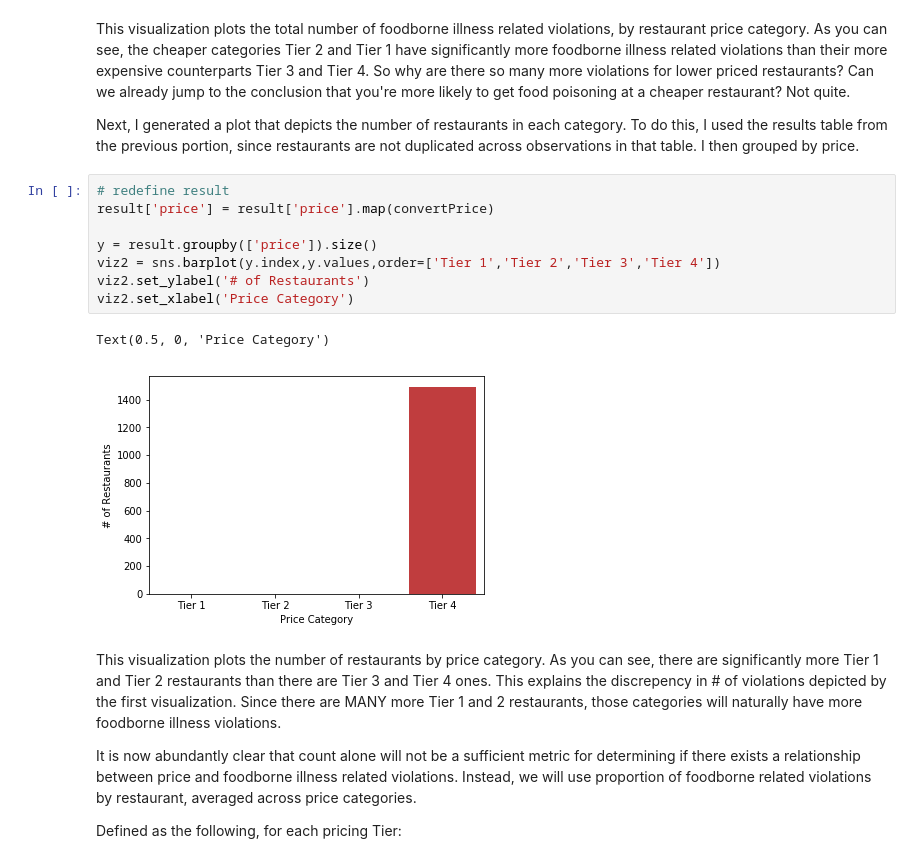
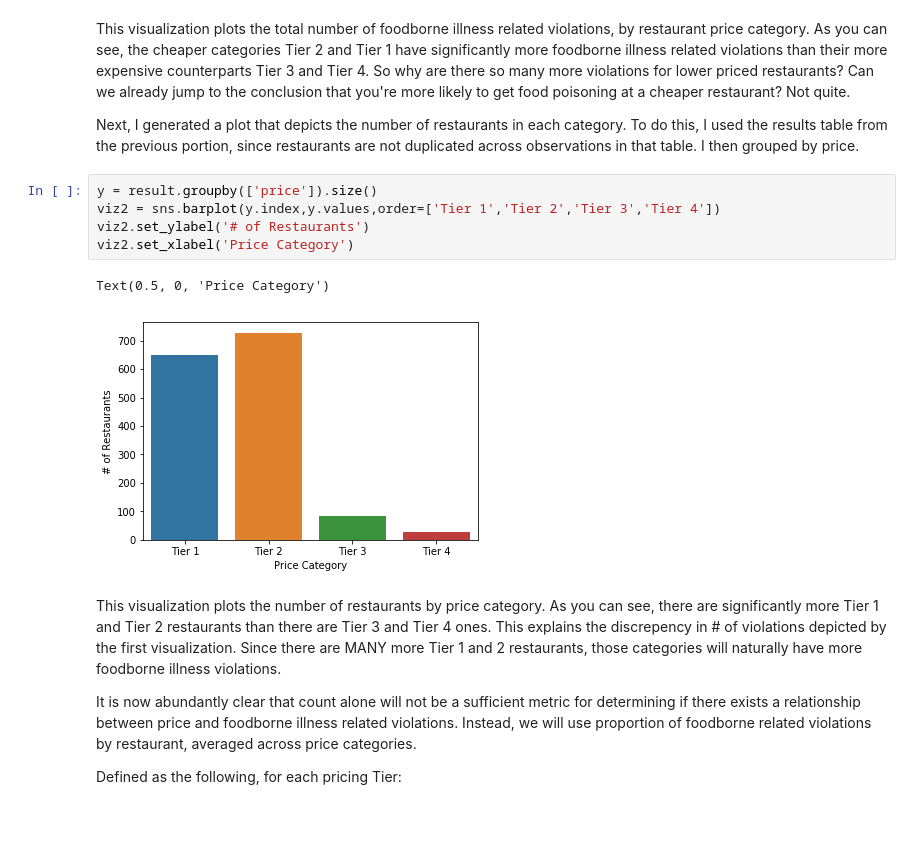
Before and after one commit to COGS108/individual_sp20, a Jupyter notebook: final_project/FinalProject_A14541910.ipynb, the cells around one changed output. Drawn from its saved outputs; the diff is of its cells as text; blank space fills up the shorter version.

Commit message:
squashed last bug on visualization

```diff
--- a/final_project/FinalProject_A14541910.ipynb
+++ b/final_project/FinalProject_A14541910.ipynb
@@ -355,16 +355,13 @@ This visualization plots the total number of foodborne illness related violation
 
 Next, I generated a plot that depicts the number of restaurants in each category. To do this, I used the results table from the previous portion, since restaurants are not duplicated across observations in that table. I then grouped by price.
 # %%
-# redefine result
-result['price'] = result['price'].map(convertPrice)
-
 y = result.groupby(['price']).size()
 viz2 = sns.barplot(y.index,y.values,order=['Tier 1','Tier 2','Tier 3','Tier 4'])
 viz2.set_ylabel('# of Restaurants')
 viz2.set_xlabel('Price Category')
 # %% [output]
 Text(0.5, 0, 'Price Category')
-[figure, old version]
+[figure, new version]
 # %% [markdown]
 This visualization plots the number of restaurants by price category. As you can see, there are significantly more Tier 1 and Tier 2 restaurants than there are Tier 3 and Tier 4 ones. This explains the discrepency in # of violations depicted by the first visualization. Since there are MANY more Tier 1 and 2 restaurants, those categories will naturally have more foodborne illness violations.
 
```
